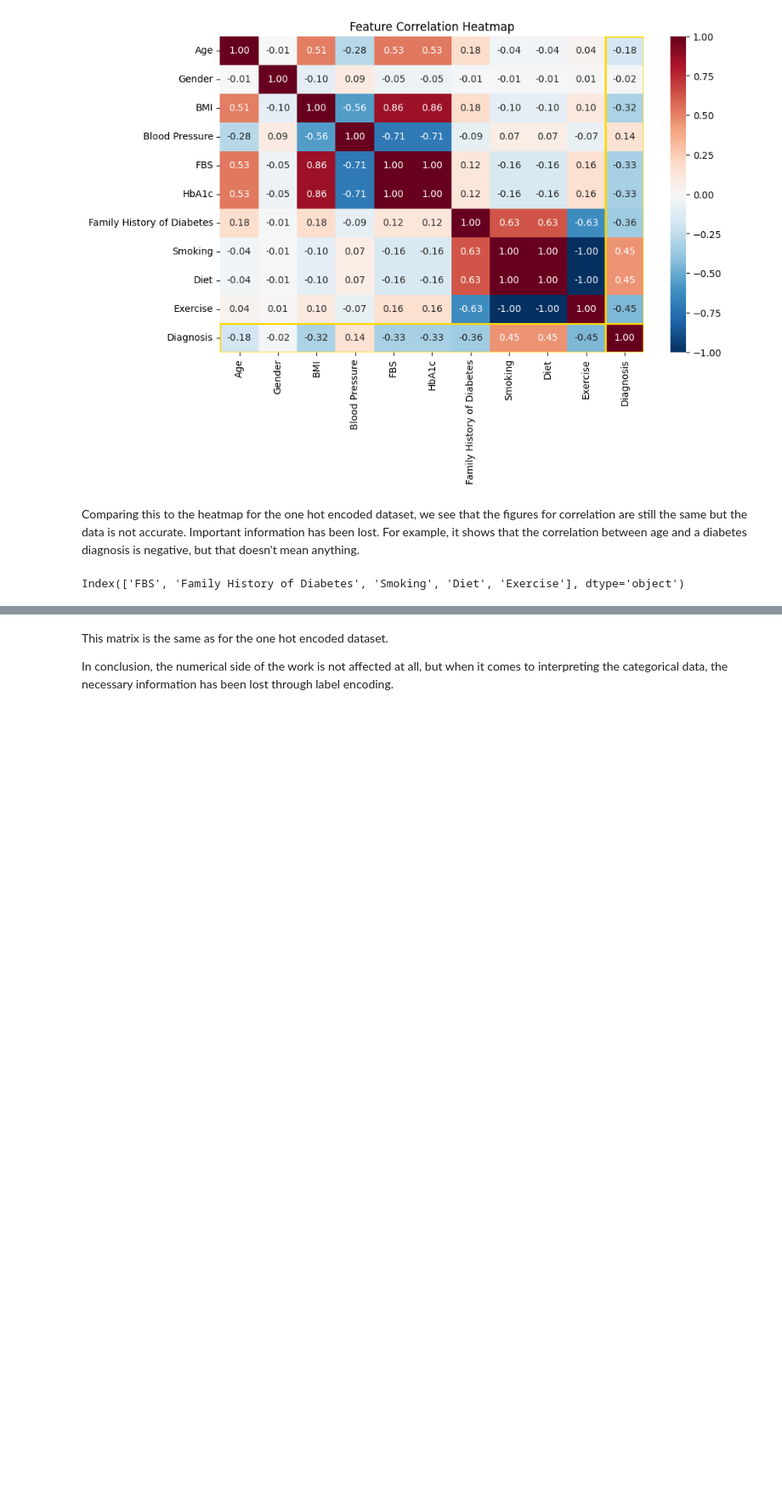
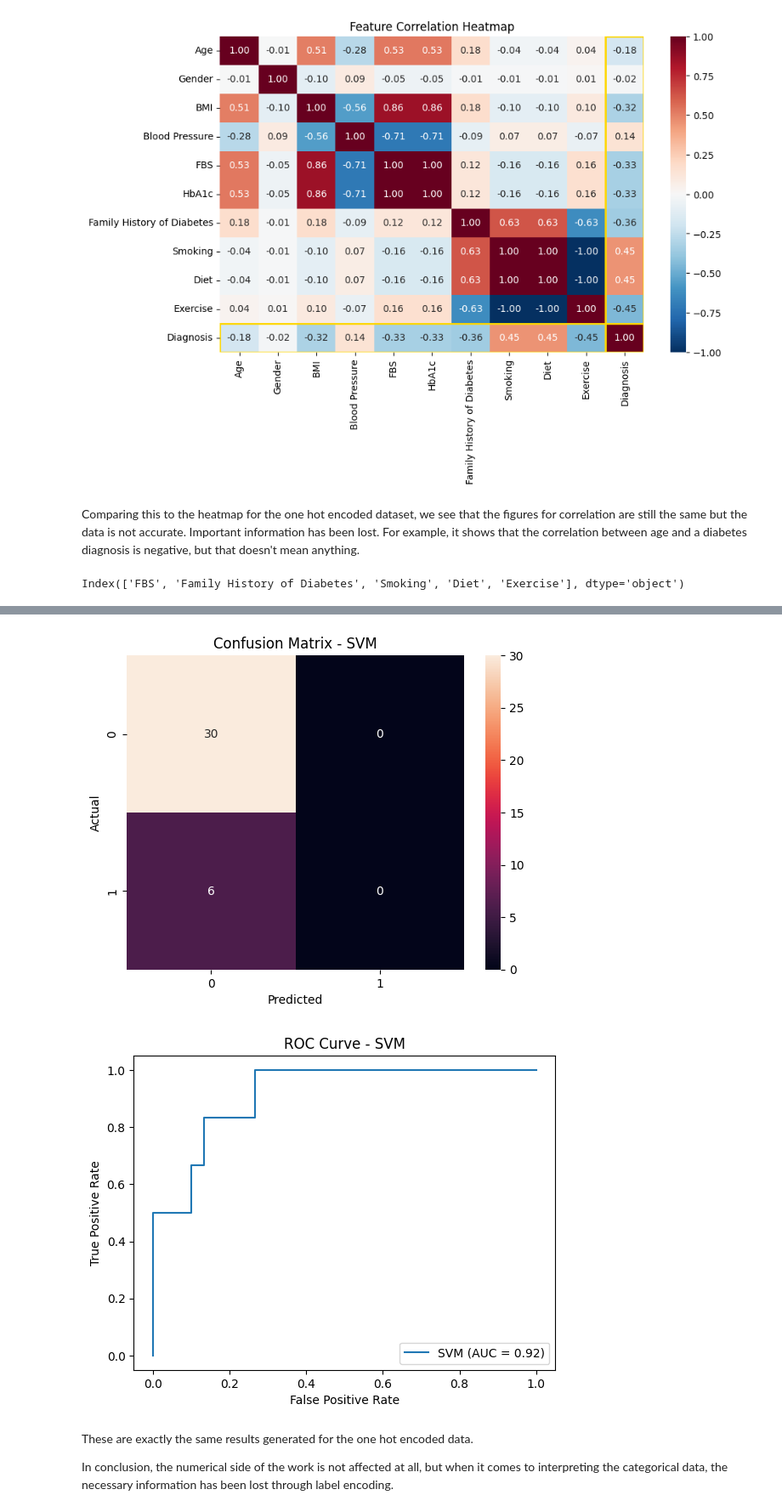
Before and after one commit to fonkerina/Data-Science-Journey, a Jupyter notebook: Week 3/w3 hwk2.ipynb, the cells around one changed output, grey strips where cells are left out. Shown at 85% size. Cells and saved outputs as stored; diff of their text form; code cells hidden in the pictures; blank space fills up the shorter version.

```diff
--- a/Week 3/w3 hwk2.ipynb
+++ b/Week 3/w3 hwk2.ipynb
@@ -167,4 +202,28 @@ sns.heatmap(cm, annot = True)
+# %%
+# Confusion Matrix for SVM
+from sklearn.metrics import confusion_matrix, roc_curve, roc_auc_score
+
+cm = confusion_matrix(y_test, y_pred_svm1)
+sns.heatmap(cm, annot = True)
+plt.xlabel('Predicted')
+plt.ylabel('Actual')
+plt.title('Confusion Matrix - SVM')
+plt.show()
+
+# ROC curve for SVM Model
+y_probs = svm_selected.predict_proba(x_test)[:, 1]
+fpr, tpr, _ = roc_curve(y_test, y_probs)
+plt.figure()
+plt.plot(fpr, tpr, label = f'SVM (AUC = {roc_auc_score(y_test, y_probs):.2f})')
+plt.xlabel('False Positive Rate')
+plt.ylabel('True Positive Rate')
+plt.title('ROC Curve - SVM')
+plt.legend()
+plt.show()
+# %% [output]
+[figure, added]
+[figure, added]
 # %% [markdown]
-This matrix is the same as for the one hot encoded dataset.
+These are exactly the same results generated for the one hot encoded data.
 
 In conclusion, the numerical side of the work is not affected at all, but when it comes to interpreting the categorical data, the necessary information has been lost through label encoding.
```
Also changed, not shown: parts of 2 cells of this notebook.
